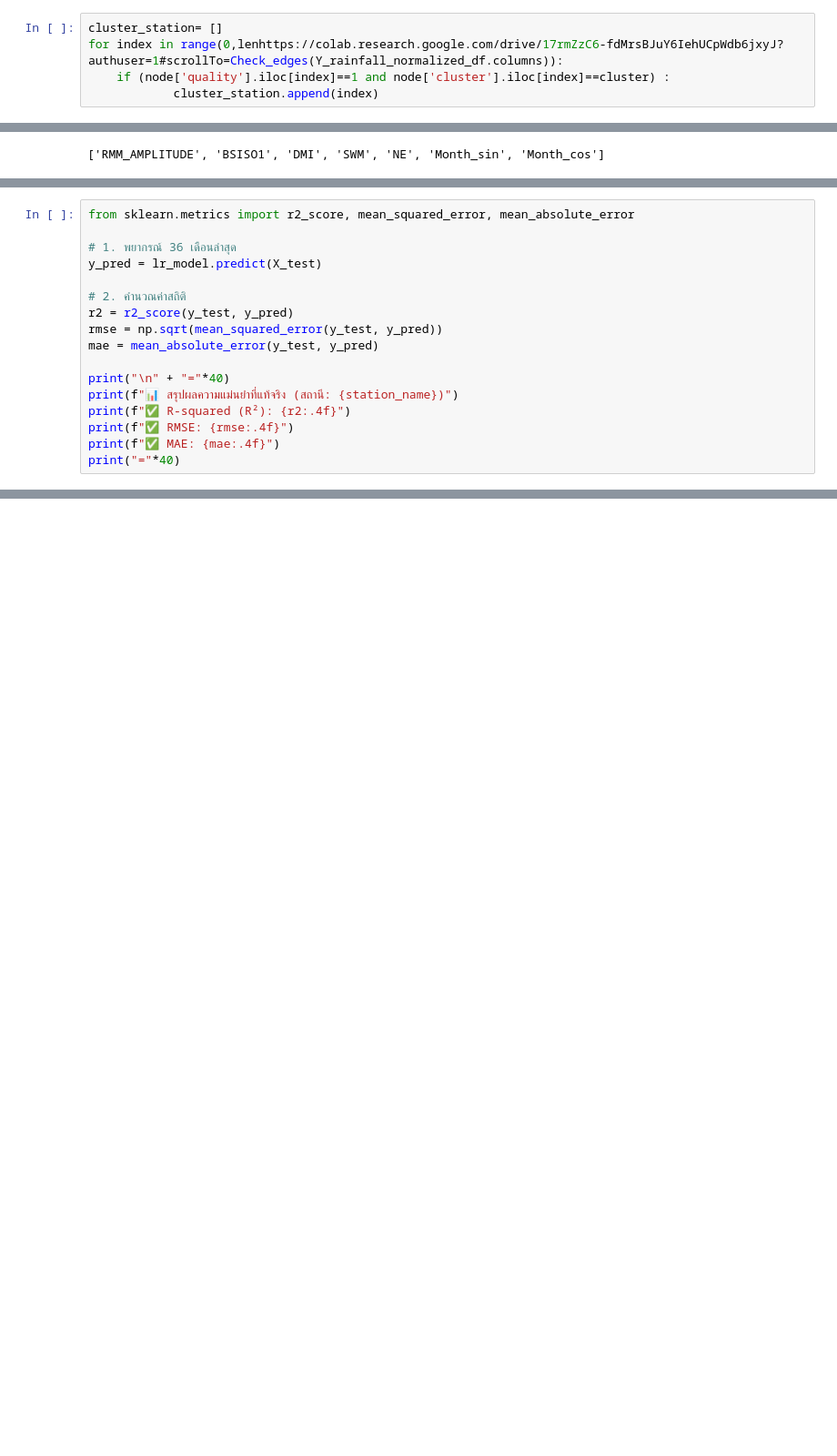
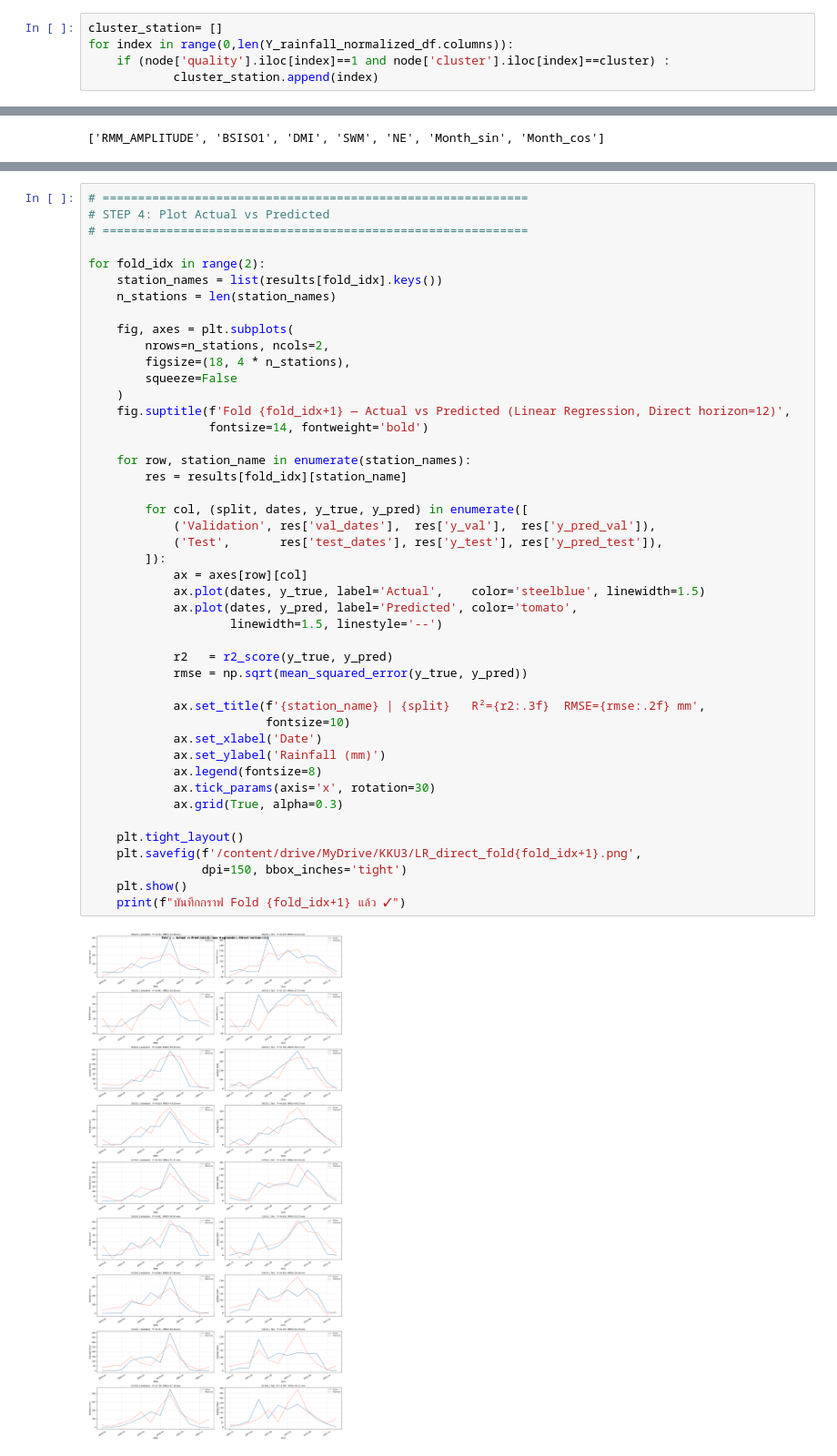
Before and after one commit to TKhahahah/Data_Mining_FinalProject, a Jupyter notebook: Linear_Regression.ipynb, the cells around one changed output, grey strips where cells are left out. Shown at 91% size. Saved outputs shown, nothing was run; the diff lists cells and outputs as text; blank space fills up the shorter version.

```diff
--- a/Linear_Regression.ipynb
+++ b/Linear_Regression.ipynb
@@ -607,7 +588,7 @@ len(Y_rainfall_normalized_df.columns)
 ## Read node location
 # %%
 cluster_station= []
-for index in range(0,lenhttps://colab.research.google.com/drive/17rmZzC6-fdMrsBJuY6IehUCpWdb6jxyJ?authuser=1#scrollTo=Check_edges(Y_rainfall_normalized_df.columns)):
+for index in range(0,len(Y_rainfall_normalized_df.columns)):
     if (node['quality'].iloc[index]==1 and node['cluster'].iloc[index]==cluster) :
             cluster_station.append(index)
 # %%
@@ -819,17 +631,0 @@ print(f"✅ ขั้นตอนที่ 3 สำเร็จ: โมเดล
-# %%
-from sklearn.metrics import r2_score, mean_squared_error, mean_absolute_error
-
-# 1. พยากรณ์ 36 เดือนล่าสุด
-y_pred = lr_model.predict(X_test)
-
-# 2. คำนวณค่าสถิติ
-r2 = r2_score(y_test, y_pred)
-rmse = np.sqrt(mean_squared_error(y_test, y_pred))
-mae = mean_absolute_error(y_test, y_pred)
-
-print("\n" + "="*40)
-print(f"📊 สรุปผลความแม่นยำที่แท้จริง (สถานี: {station_name})")
-print(f"✅ R-squared (R²): {r2:.4f}")
-print(f"✅ RMSE: {rmse:.4f}")
-print(f"✅ MAE: {mae:.4f}")
-print("="*40)
@@ -909,0 +790,47 @@ print(df_summary)
+# %%
+# ============================================================
+# STEP 4: Plot Actual vs Predicted
+# ============================================================
+
+for fold_idx in range(2):
+    station_names = list(results[fold_idx].keys())
+    n_stations = len(station_names)
+
+    fig, axes = plt.subplots(
+        nrows=n_stations, ncols=2,
+        figsize=(18, 4 * n_stations),
+        squeeze=False
+    )
+    fig.suptitle(f'Fold {fold_idx+1} — Actual vs Predicted (Linear Regression, Direct horizon=12)',
+                 fontsize=14, fontweight='bold')
+
+    for row, station_name in enumerate(station_names):
+        res = results[fold_idx][station_name]
+
+        for col, (split, dates, y_true, y_pred) in enumerate([
+            ('Validation', res['val_dates'],  res['y_val'],  res['y_pred_val']),
+            ('Test',       res['test_dates'], res['y_test'], res['y_pred_test']),
+        ]):
+            ax = axes[row][col]
+            ax.plot(dates, y_true, label='Actual',    color='steelblue', linewidth=1.5)
+            ax.plot(dates, y_pred, label='Predicted', color='tomato',
+                    linewidth=1.5, linestyle='--')
+
+            r2   = r2_score(y_true, y_pred)
+            rmse = np.sqrt(mean_squared_error(y_true, y_pred))
+
+            ax.set_title(f'{station_name} | {split}   R²={r2:.3f}  RMSE={rmse:.2f} mm',
+                         fontsize=10)
+            ax.set_xlabel('Date')
+            ax.set_ylabel('Rainfall (mm)')
+            ax.legend(fontsize=8)
+            ax.tick_params(axis='x', rotation=30)
+            ax.grid(True, alpha=0.3)
+
+    plt.tight_layout()
+    plt.savefig(f'/content/drive/MyDrive/KKU3/LR_direct_fold{fold_idx+1}.png',
+                dpi=150, bbox_inches='tight')
+    plt.show()
+    print(f"บันทึกกราฟ Fold {fold_idx+1} แล้ว ✓")
+# %% [output]
+[figure, added]
```
Also changed, not shown: parts of 29 cells of this notebook.
